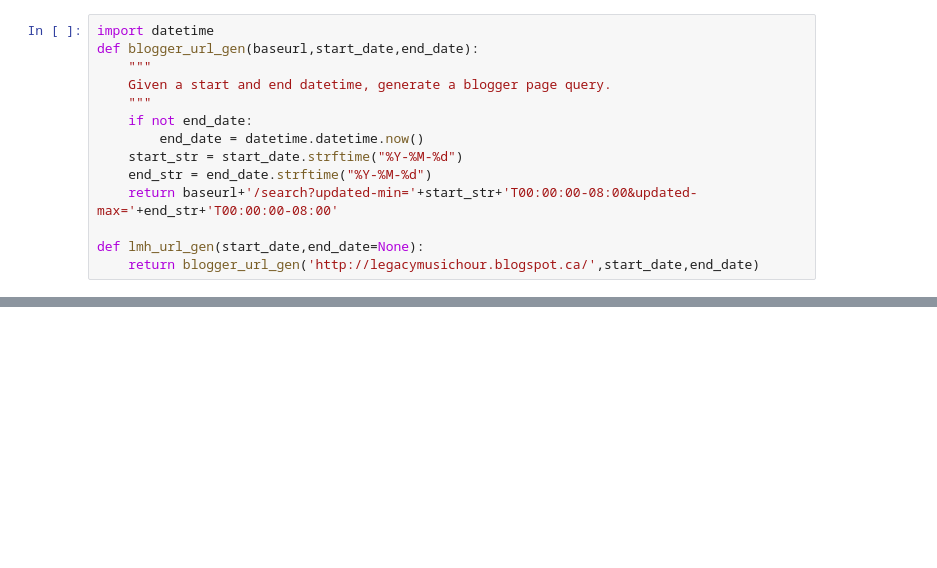
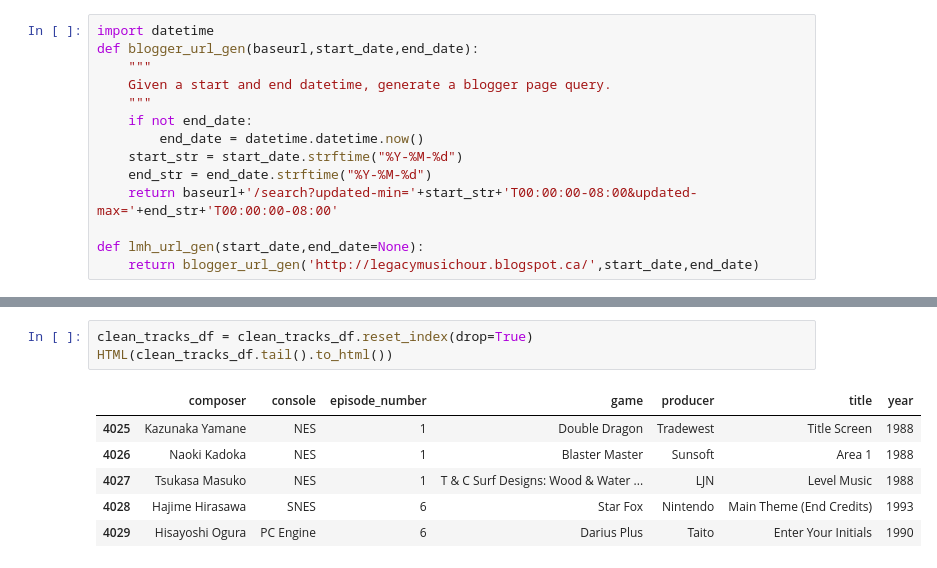
Before and after one commit to sfingram/lmh-analysis, a Jupyter notebook: LMH Analysis.ipynb, the cells around one changed output, grey strips where cells are left out. Cells and saved outputs as stored; diff of their text form; blank space fills up the shorter version.

```diff
--- a/LMH Analysis.ipynb
+++ b/LMH Analysis.ipynb
@@ -100,0 +226,10 @@ The above script pulls the data with some errors. We need first clean the entrie
+# %%
+clean_tracks_df = clean_tracks_df.reset_index(drop=True)
+HTML(clean_tracks_df.tail().to_html())
+# %% [output]
+|  | composer | console | episode_number | game | producer | title | year |
+| 4025 | Kazunaka Yamane | NES | 1 | Double Dragon | Tradewest | Title Screen | 1988 |
+| 4026 | Naoki Kadoka | NES | 1 | Blaster Master | Sunsoft | Area 1 | 1988 |
+| 4027 | Tsukasa Masuko | NES | 1 | T & C Surf Designs: Wood & Water ... | LJN | Level Music | 1988 |
+| 4028 | Hajime Hirasawa | SNES | 6 | Star Fox | Nintendo | Main Theme (End Credits) | 1993 |
+| 4029 | Hisayoshi Ogura | PC Engine | 6 | Darius Plus | Taito | Enter Your Initials | 1990 |
```
Also changed, not shown: parts of 34 cells of this notebook.
